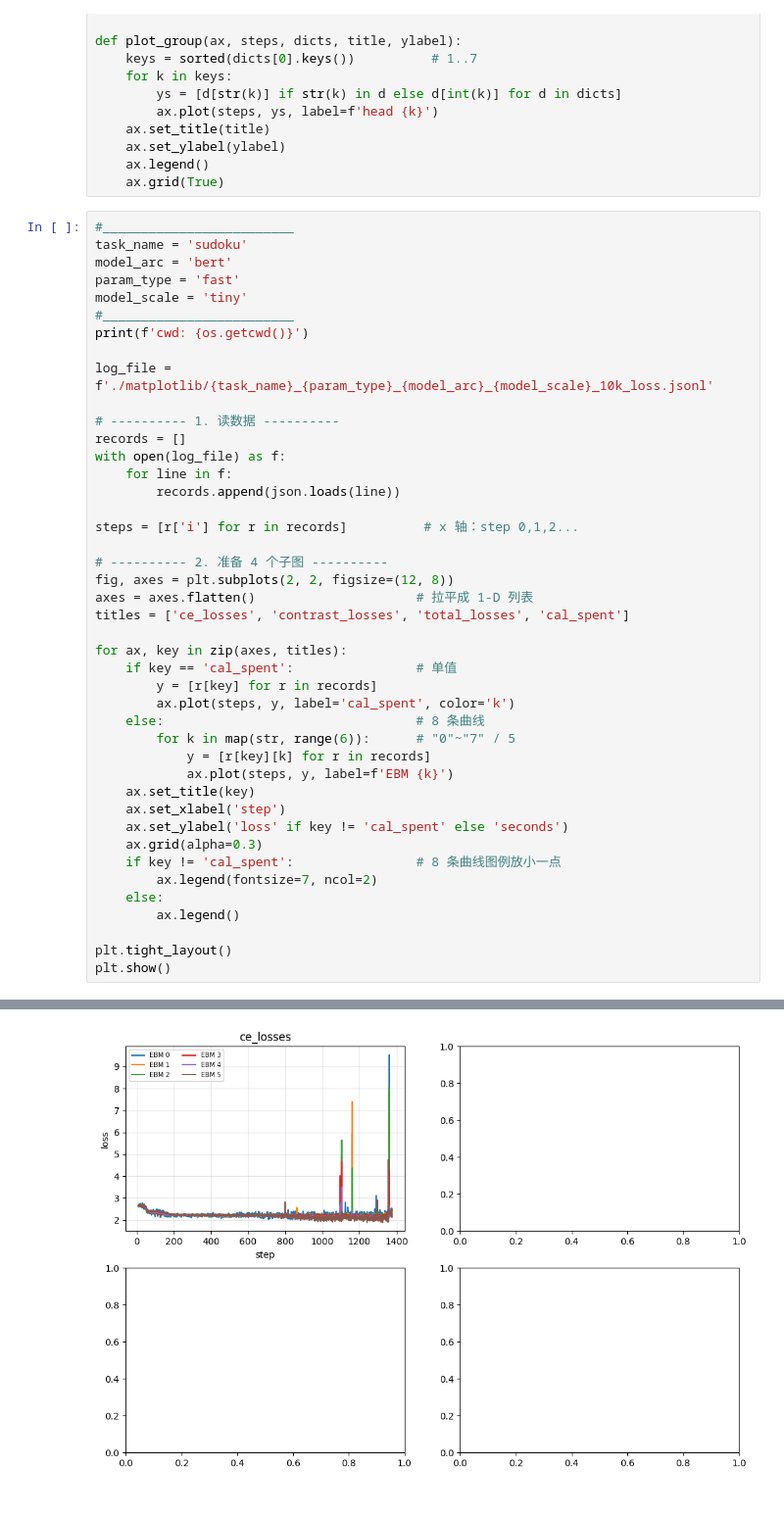
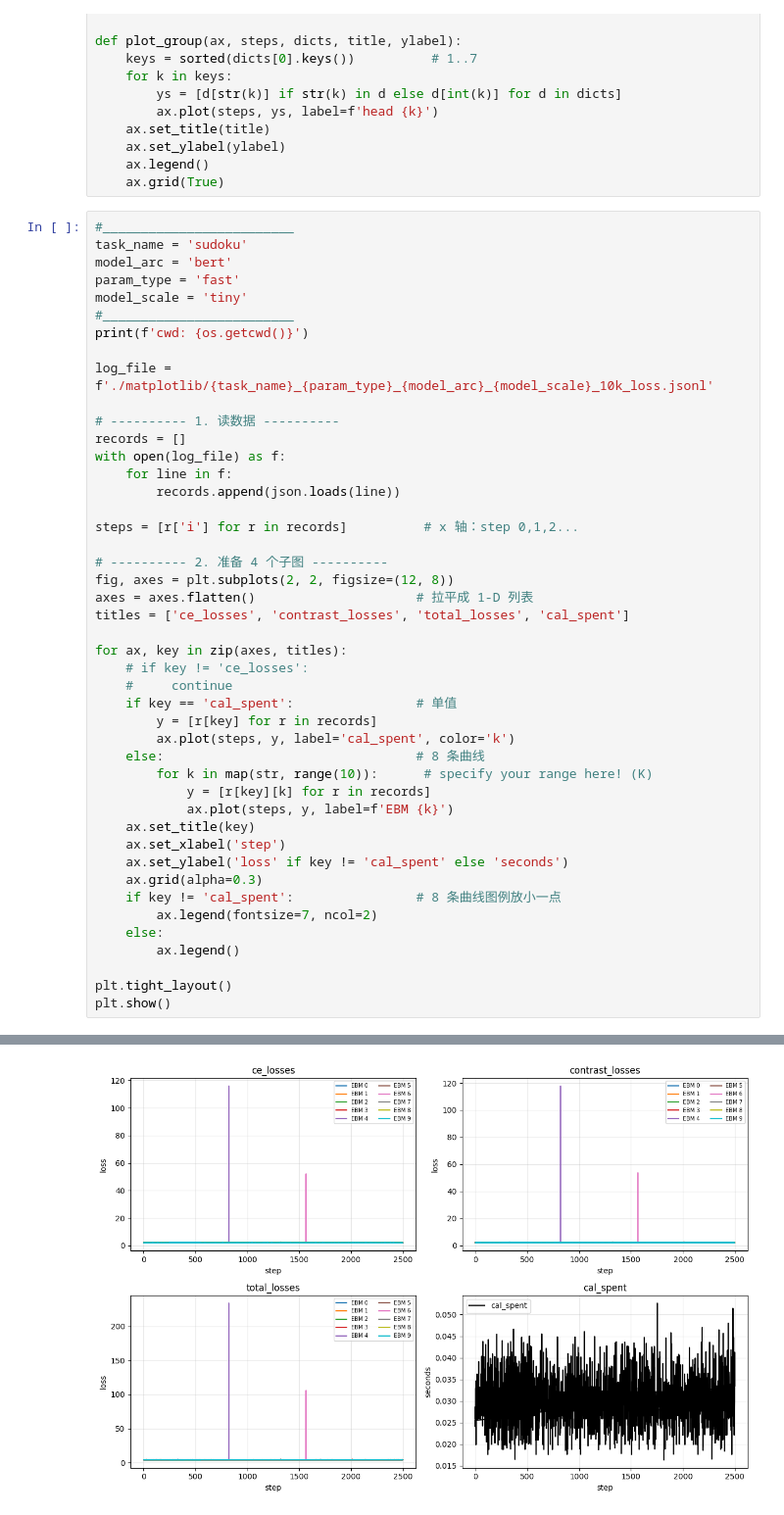
Before and after one commit to YourSaDady/ire_reasoning, a Jupyter notebook: matplotlib/visual_log.ipynb, the cells around one changed output, grey strips where cells are left out. Shown: that part at 98% size. Cells and saved outputs as stored; diff of their text form.

```diff
--- a/matplotlib/visual_log.ipynb
+++ b/matplotlib/visual_log.ipynb
@@ -49,11 +49,13 @@ axes = axes.flatten()                     # 拉平成 1-D 列表
 titles = ['ce_losses', 'contrast_losses', 'total_losses', 'cal_spent']
 
 for ax, key in zip(axes, titles):
+    # if key != 'ce_losses':
+    #     continue
     if key == 'cal_spent':                # 单值
         y = [r[key] for r in records]
         ax.plot(steps, y, label='cal_spent', color='k')
     else:                                 # 8 条曲线
-        for k in map(str, range(6)):      # "0"~"7" / 5
+        for k in map(str, range(10)):      # specify your range here! (K)
             y = [r[key][k] for r in records]
             ax.plot(steps, y, label=f'EBM {k}')
     ax.set_title(key)
@@ -73 +74 @@ KeyError: 'contrast_losses'
-[figure, old version]
+[figure, new version]
```
Also changed, not shown: parts of 3 cells of this notebook, 13 other files.
